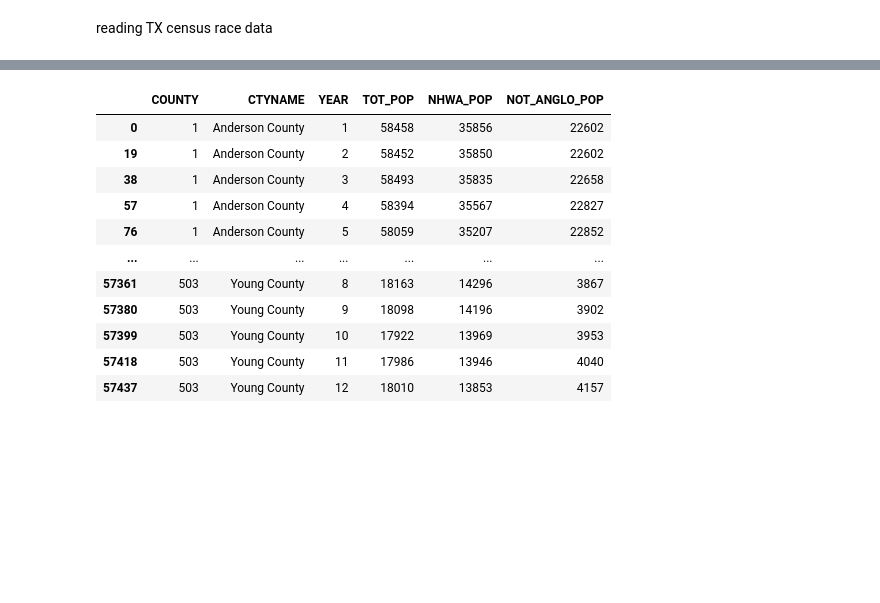
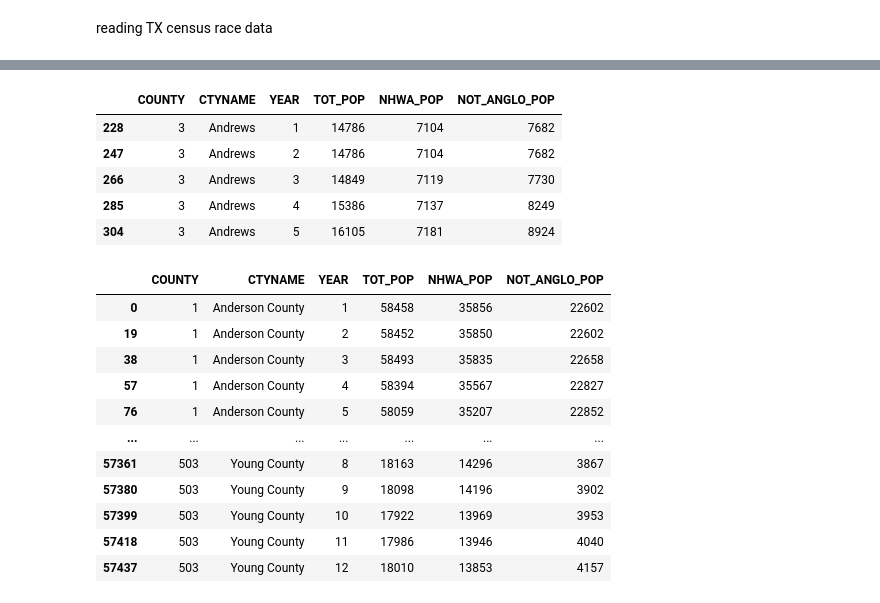
Before and after one commit to tipearso/Voting, a Jupyter notebook: Capstone/notebooks/Tim_capstone.ipynb, the cells around one changed output, grey strips where cells are left out. Saved outputs shown, nothing was run; the diff lists cells and outputs as text; code cells hidden in the pictures; blank space fills up the shorter version.

```diff
--- a/Capstone/notebooks/Tim_capstone.ipynb
+++ b/Capstone/notebooks/Tim_capstone.ipynb
@@ -357,3 +383,12 @@ tx_race_cnty_not_anglo
+# %%
+tx_race_cnty_not_anglo.head()
+# %% [output]
+|  | COUNTY | CTYNAME | YEAR | TOT_POP | NHWA_POP | NOT_ANGLO_POP |
+| 228 | 3 | Andrews | 1 | 14786 | 7104 | 7682 |
+| 247 | 3 | Andrews | 2 | 14786 | 7104 | 7682 |
+| 266 | 3 | Andrews | 3 | 14849 | 7119 | 7730 |
+| 285 | 3 | Andrews | 4 | 15386 | 7137 | 8249 |
+| 304 | 3 | Andrews | 5 | 16105 | 7181 | 8924 |
 # %%
 #counties with majority anglo population
 tx_race_cnty_anglo
```
Also changed, not shown: parts of 25 cells of this notebook.
